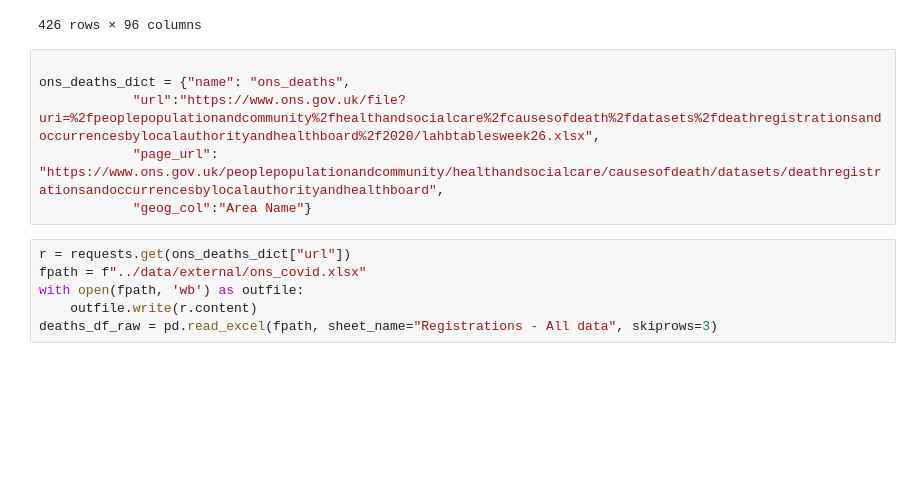
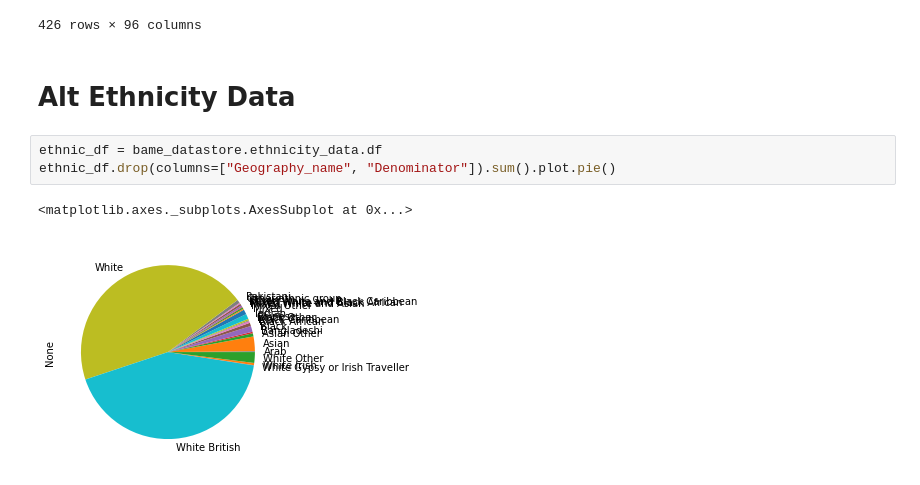
Before and after one commit to Quotennial/covid_bame, a Jupyter notebook: notebooks/simpsons_paradox.ipynb, the cells around one changed output. Saved outputs shown, nothing was run; the diff lists cells and outputs as text; blank space fills up the shorter version.

```diff
--- a/notebooks/simpsons_paradox.ipynb
+++ b/notebooks/simpsons_paradox.ipynb
@@ -149,15 +149,11 @@ pop_df
 | Mid Ulster | N09000009 | Local Government District | 148528.0 | 2049.0 | 2138.0 | 2220.0 | 2211.0 | 2172.0 | 2209.0 | 2271.0 | ... | ... |
 | Newry, Mourne and Down | N09000010 | Local Government District | 181368.0 | 2406.0 | 2365.0 | 2518.0 | 2652.0 | 2579.0 | 2629.0 | 2644.0 | ... | ... |
 426 rows × 96 columns
-# %%
-
-ons_deaths_dict = {"name": "ons_deaths",
-            "url":"https://www.ons.gov.uk/file?uri=%2fpeoplepopulationandcommunity%2fhealthandsocialcare%2fcausesofdeath%2fdatasets%2fdeathregistrationsandoccurrencesbylocalauthorityandhealthboard%2f2020/lahbtablesweek26.xlsx",
-            "page_url": "https://www.ons.gov.uk/peoplepopulationandcommunity/healthandsocialcare/causesofdeath/datasets/deathregistrationsandoccurrencesbylocalauthorityandhealthboard",
-            "geog_col":"Area Name"}
-# %%
-r = requests.get(ons_deaths_dict["url"])
-fpath = f"../data/external/ons_covid.xlsx"
-with open(fpath, 'wb') as outfile:
-    outfile.write(r.content)
-deaths_df_raw = pd.read_excel(fpath, sheet_name="Registrations - All data", skiprows=3)
+# %% [markdown]
+# Alt Ethnicity Data
+# %%
+ethnic_df = bame_datastore.ethnicity_data.df
+ethnic_df.drop(columns=["Geography_name", "Denominator"]).sum().plot.pie()
+# %% [output]
+<matplotlib.axes._subplots.AxesSubplot at 0x...>
+[figure, added]
```
Also changed, not shown: 6 other files.
